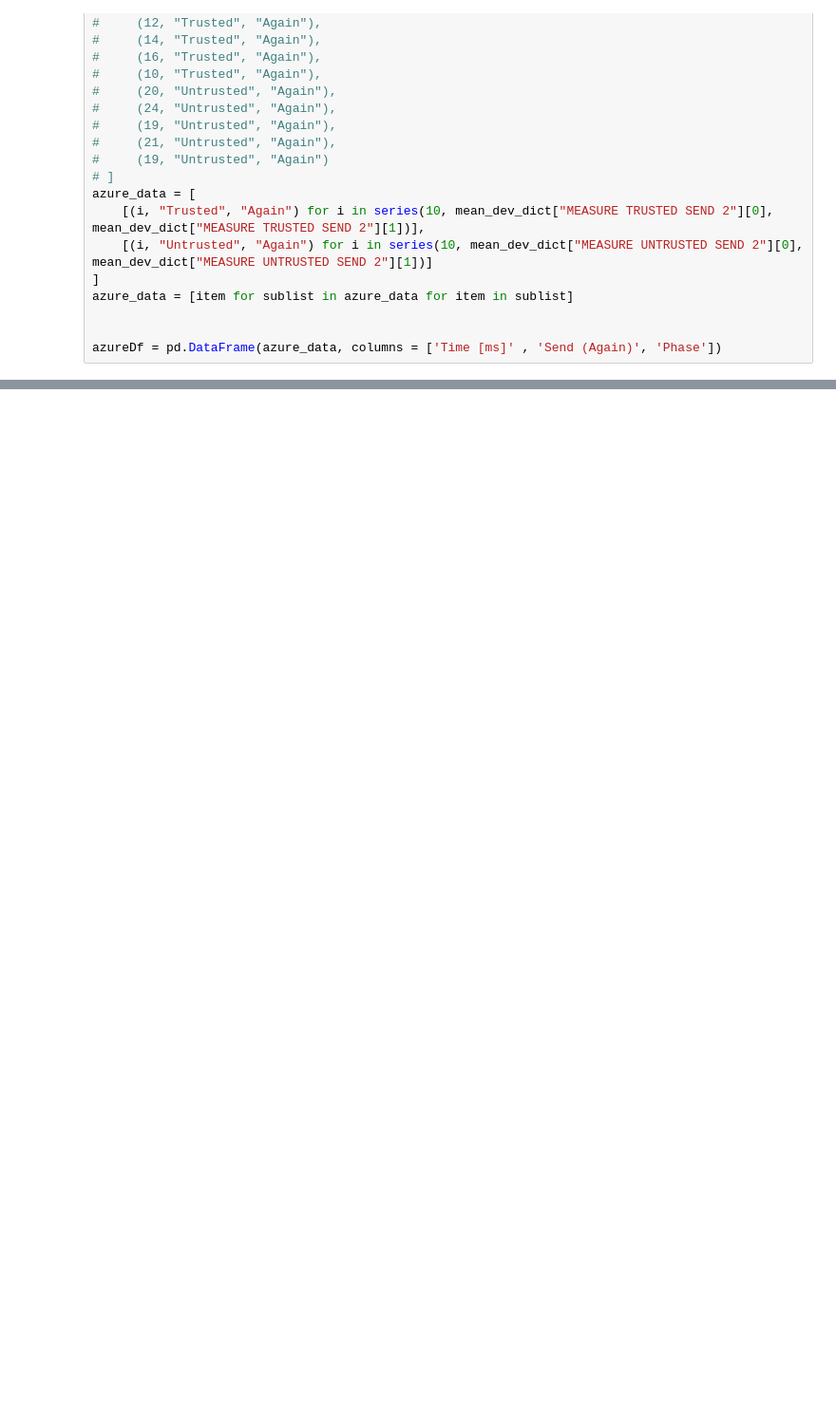
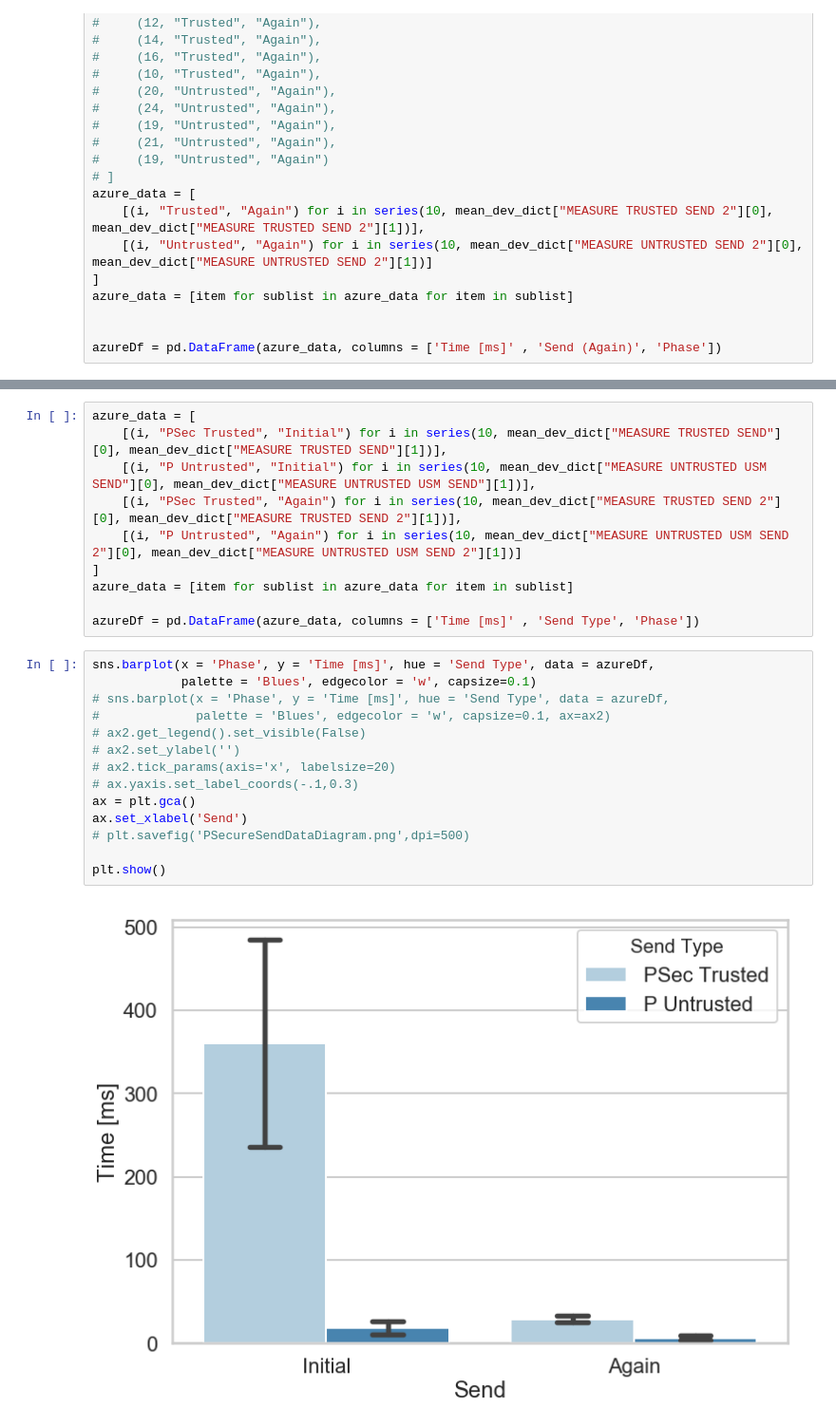
Before and after one commit to ShivKushwah/PSec, a Jupyter notebook: PerformanceMetricsScript/Data Graphs.ipynb, the cells around one changed output, grey strips where cells are left out. Shown: that part at 95% size. Cells and saved outputs as stored; diff of their text form; blank space fills up the shorter version.

Commit message:
collected data from last azure for last commit and updated Data Graphs for granular metrics for PERF_METRICS

```diff
--- a/PerformanceMetricsScript/Data Graphs.ipynb
+++ b/PerformanceMetricsScript/Data Graphs.ipynb
@@ -699,0 +700,26 @@ plt.savefig('PSecureSendDataAgainDiagram.png',dpi=500)
+# %%
+azure_data = [
+    [(i, "PSec Trusted", "Initial") for i in series(10, mean_dev_dict["MEASURE TRUSTED SEND"][0], mean_dev_dict["MEASURE TRUSTED SEND"][1])],
+    [(i, "P Untrusted", "Initial") for i in series(10, mean_dev_dict["MEASURE UNTRUSTED USM SEND"][0], mean_dev_dict["MEASURE UNTRUSTED USM SEND"][1])],
+    [(i, "PSec Trusted", "Again") for i in series(10, mean_dev_dict["MEASURE TRUSTED SEND 2"][0], mean_dev_dict["MEASURE TRUSTED SEND 2"][1])],
+    [(i, "P Untrusted", "Again") for i in series(10, mean_dev_dict["MEASURE UNTRUSTED USM SEND 2"][0], mean_dev_dict["MEASURE UNTRUSTED USM SEND 2"][1])]
+]
+azure_data = [item for sublist in azure_data for item in sublist]
+
+azureDf = pd.DataFrame(azure_data, columns = ['Time [ms]' , 'Send Type', 'Phase'])
+# %%
+sns.barplot(x = 'Phase', y = 'Time [ms]', hue = 'Send Type', data = azureDf,
+            palette = 'Blues', edgecolor = 'w', capsize=0.1)
+# sns.barplot(x = 'Phase', y = 'Time [ms]', hue = 'Send Type', data = azureDf,
+#             palette = 'Blues', edgecolor = 'w', capsize=0.1, ax=ax2)
+# ax2.get_legend().set_visible(False)
+# ax2.set_ylabel('')
+# ax2.tick_params(axis='x', labelsize=20)
+# ax.yaxis.set_label_coords(-.1,0.3)
+ax = plt.gca()
+ax.set_xlabel('Send')
+# plt.savefig('PSecureSendDataDiagram.png',dpi=500)
+
+plt.show()
+# %% [output]
+[figure, added]
```
Also changed, not shown: parts of 11 cells of this notebook, 6 other files.
